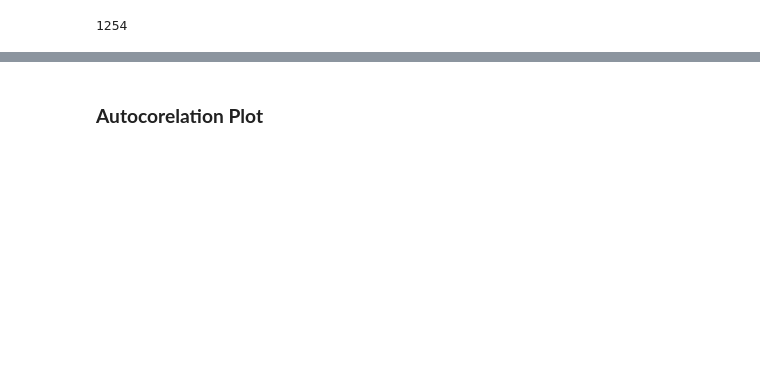
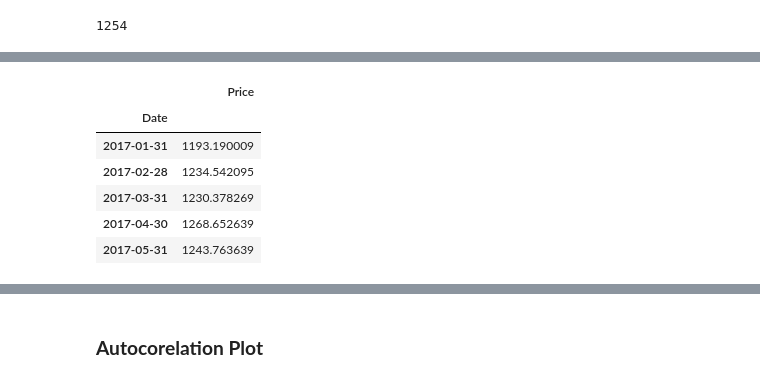
Before and after one commit to RiteshopShrivastava/Gold-Price-forecasting, a Jupyter notebook: Gold_price_prediction.ipynb, the cells around one changed output, grey strips where cells are left out. Cells and saved outputs as stored; diff of their text form; code cells hidden in the pictures; blank space fills up the shorter version.

```diff
--- a/Gold_price_prediction.ipynb
+++ b/Gold_price_prediction.ipynb
@@ -191,5 +208,15 @@ df=df.reset_index()
 # %%
 data2=df.resample("M",on="Date").mean()
+# %%
+data2.head()
+# %% [output]
+|  | Price |
+| Date |  |
+| 2017-01-31 | 1193.190009 |
+| 2017-02-28 | 1234.542095 |
+| 2017-03-31 | 1230.378269 |
+| 2017-04-30 | 1268.652639 |
+| 2017-05-31 | 1243.763639 |
 # %%
 fig = px.line(data2, x=data2.index, y="Price",title=" Gold Price movement throughout our Observation with Month variation",labels={"x":"Date","Price":"Gold Prices"})
 fig.show()
```
Also changed, not shown: parts of 12 cells of this notebook.
